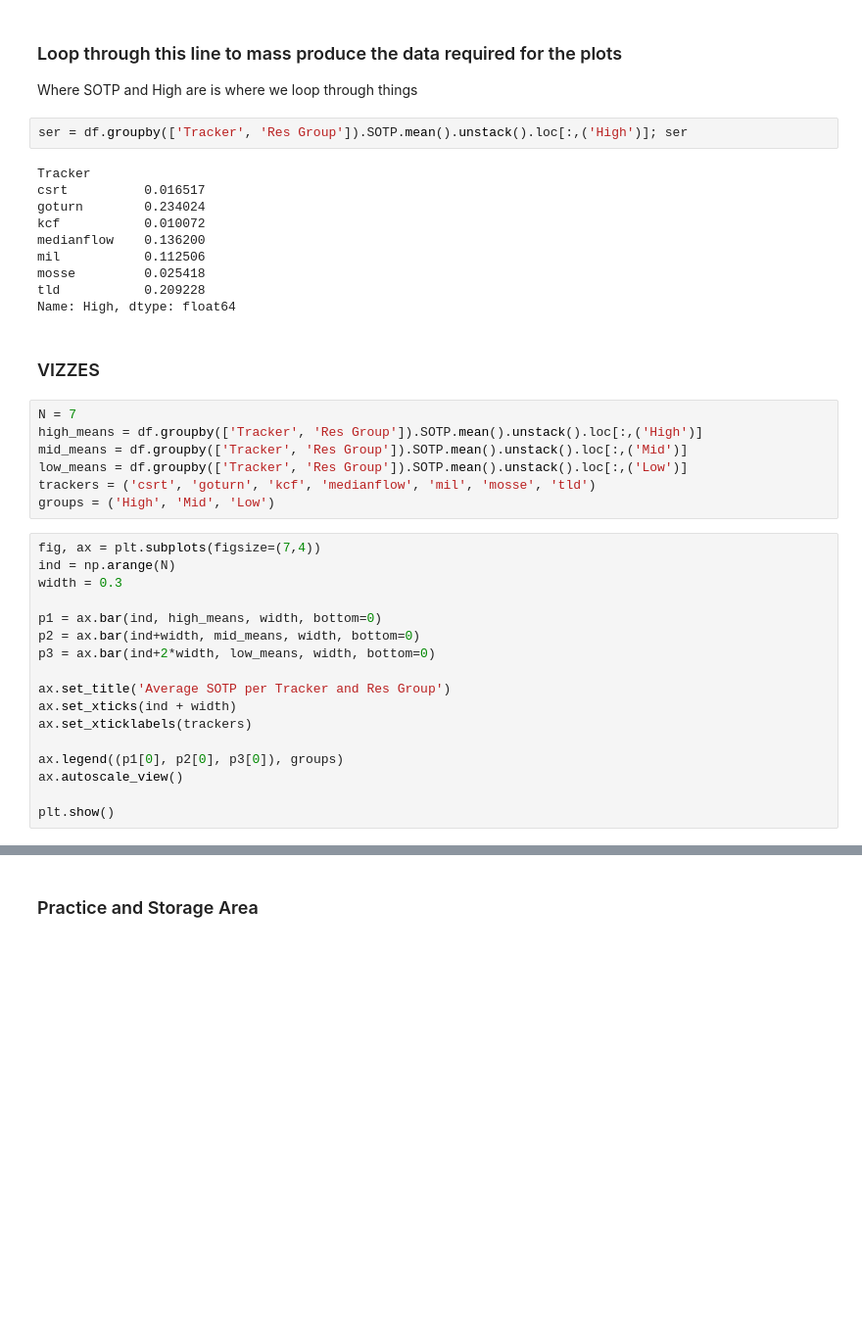
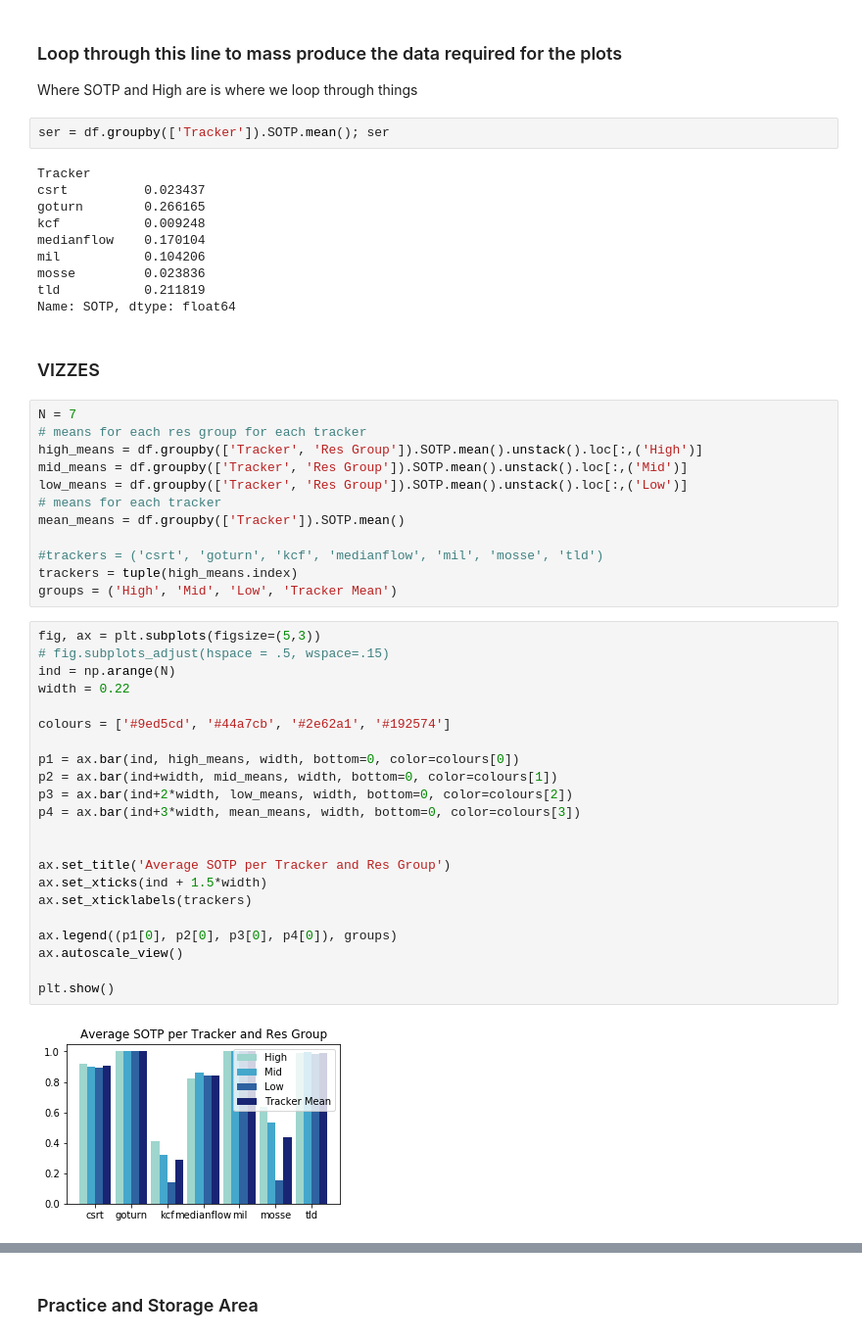
Before and after one commit to kieranbd/thesis, a Jupyter notebook: Data_Viz.ipynb, the cells around one changed output, grey strips where cells are left out. Shown at 98% size. Saved outputs shown, nothing was run; the diff lists cells and outputs as text; blank space fills up the shorter version.

```diff
--- a/Data_Viz.ipynb
+++ b/Data_Viz.ipynb
@@ -18,40 +18,52 @@ df = pd.read_csv('All_results_with_res_groups.csv', sep=',', index_col=None); df
 ### Loop through this line to mass produce the data required for the plots
 Where SOTP and High are is where we loop through things
 # %%
-ser = df.groupby(['Tracker', 'Res Group']).SOTP.mean().unstack().loc[:,('High')]; ser
+ser = df.groupby(['Tracker']).SOTP.mean(); ser
 # %% [output]
 Tracker
-csrt          0.016517
-goturn        0.234024
-kcf           0.010072
-medianflow    0.136200
-mil           0.112506
-mosse         0.025418
-tld           0.209228
-Name: High, dtype: float64
+csrt          0.023437
+goturn        0.266165
+kcf           0.009248
+medianflow    0.170104
+mil           0.104206
+mosse         0.023836
+tld           0.211819
+Name: SOTP, dtype: float64
 # %% [markdown]
 ### VIZZES
 # %%
 N = 7
+# means for each res group for each tracker
 high_means = df.groupby(['Tracker', 'Res Group']).SOTP.mean().unstack().loc[:,('High')]
 mid_means = df.groupby(['Tracker', 'Res Group']).SOTP.mean().unstack().loc[:,('Mid')]
 low_means = df.groupby(['Tracker', 'Res Group']).SOTP.mean().unstack().loc[:,('Low')]
-trackers = ('csrt', 'goturn', 'kcf', 'medianflow', 'mil', 'mosse', 'tld')
-groups = ('High', 'Mid', 'Low')
+# means for each tracker
+mean_means = df.groupby(['Tracker']).SOTP.mean()
+
+#trackers = ('csrt', 'goturn', 'kcf', 'medianflow', 'mil', 'mosse', 'tld')
+trackers = tuple(high_means.index)
+groups = ('High', 'Mid', 'Low', 'Tracker Mean')
 # %%
-fig, ax = plt.subplots(figsize=(7,4))
+fig, ax = plt.subplots(figsize=(5,3))
+# fig.subplots_adjust(hspace = .5, wspace=.15)
 ind = np.arange(N)
-width = 0.3
+width = 0.22
 
-p1 = ax.bar(ind, high_means, width, bottom=0)
-p2 = ax.bar(ind+width, mid_means, width, bottom=0)
-p3 = ax.bar(ind+2*width, low_means, width, bottom=0)
+colours = ['#9ed5cd', '#44a7cb', '#2e62a1', '#192574']
+
+p1 = ax.bar(ind, high_means, width, bottom=0, color=colours[0])
+p2 = ax.bar(ind+width, mid_means, width, bottom=0, color=colours[1])
+p3 = ax.bar(ind+2*width, low_means, width, bottom=0, color=colours[2])
+p4 = ax.bar(ind+3*width, mean_means, width, bottom=0, color=colours[3])
+
 
 ax.set_title('Average SOTP per Tracker and Res Group')
-ax.set_xticks(ind + width)
+ax.set_xticks(ind + 1.5*width)
 ax.set_xticklabels(trackers)
 
-ax.legend((p1[0], p2[0], p3[0]), groups)
+ax.legend((p1[0], p2[0], p3[0], p4[0]), groups)
 ax.autoscale_view()
 
 plt.show()
+# %% [output]
+[figure, added]
```
Also changed, not shown: parts of 3 cells of this notebook, 4 other files.
